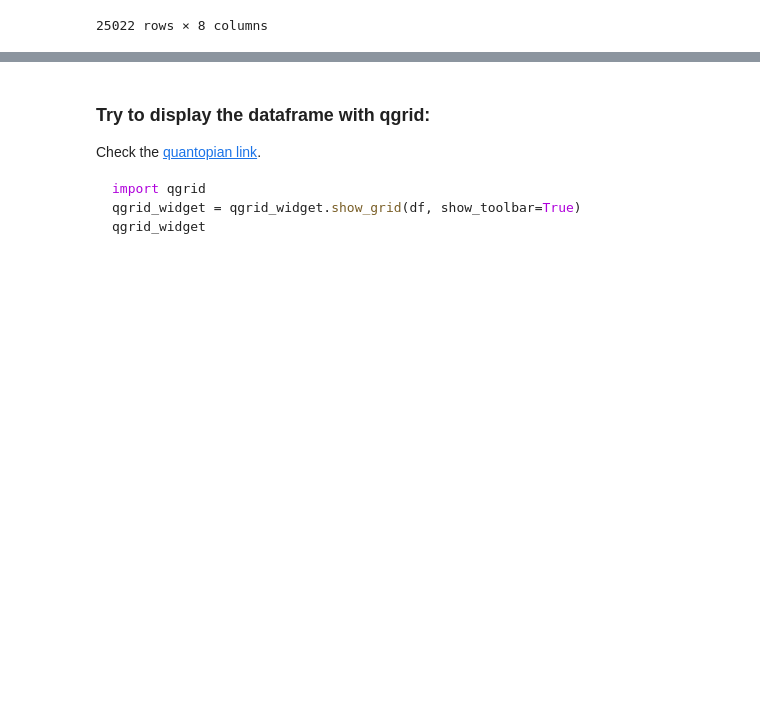
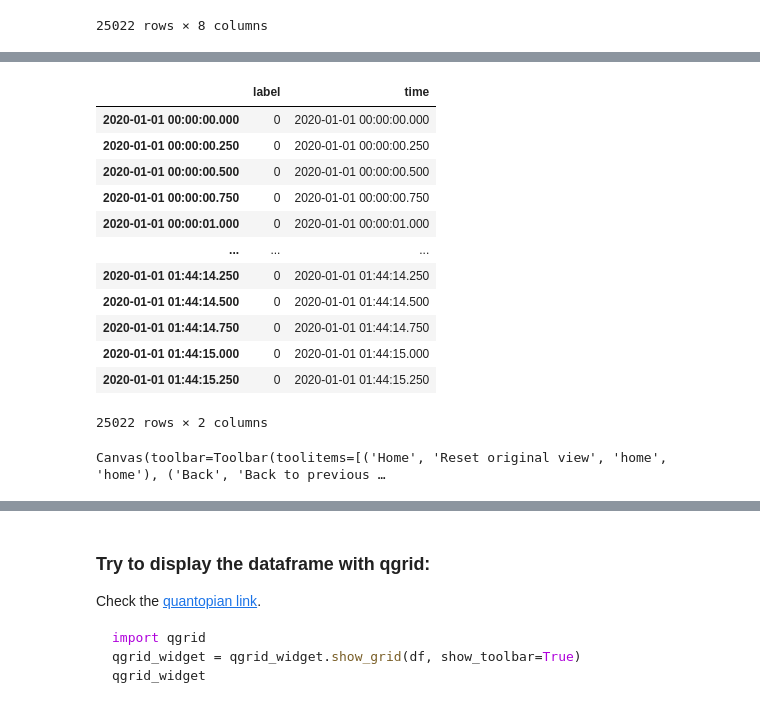
Before and after one commit to guillaume-azarias/Digital-Biomarker-Study, a Jupyter notebook: Prophet_WESAD_GridSearch.ipynb, the cells around one changed output, grey strips where cells are left out. Drawn from its saved outputs; the diff is of its cells as text; code cells hidden in the pictures; blank space fills up the shorter version.

Commit message:
Finished extraction from pkl file
Look for synchronization data

```diff
--- a/Prophet_WESAD_GridSearch.ipynb
+++ b/Prophet_WESAD_GridSearch.ipynb
@@ -85,8 +85,8 @@ The dimensions of the dataset depend on both the device and parameters:
 
 *'ECG', 'EDA', 'EMG', 'Resp', 'Temp' have each 1 dimension.*
 # %%
-freq = np.array([4, 700, 700, 700, 700, 700, 700, 32, 64, 4, 4])
-freq_df = pd.Series(freq, index= ['working_freq', 'ACC_chest', 'ECG_chest', 'EDA_chest', 'EMG_chest', 'Resp_chest', 'Temp_chest', 'ACC_wrist', 'BVP_wrist', 'EDA_wrist', 'TEMP_wrist'])
+freq = np.array([4, 700, 700, 700, 700, 700, 700, 32, 64, 4, 4, 700])
+freq_df = pd.Series(freq, index= ['working_freq', 'ACC_chest', 'ECG_chest', 'EDA_chest', 'EMG_chest', 'Resp_chest', 'Temp_chest', 'ACC_wrist', 'BVP_wrist', 'EDA_wrist', 'TEMP_wrist', 'label'])
 freq_df
 # %% [output]
 working_freq      4
@@ -466,0 +429,60 @@ import matplotlib.pyplot as plt
+# %%
+labels = {}
+labels[subject] = obj_data[subject].get_labels()
+labels_dict = obj_data[subject].get_labels()
+# %%
+freq = str(int(1000000/freq_df.loc['label'])) + 'U'
+index = pd.date_range(start='1/1/2020', periods=len(labels_dict), freq=freq)
+df_label_raw = pd.DataFrame(labels_dict, index=index)
+df_label_raw = df_label_raw.resample(working_freq).pad()
+df_label['time'] = df_label_raw.index
+df_label.columns = ['label', 'time']
+# Ignore 5/6/7
+df_label.loc[df_label['label'] > 4, 'label'] = 0
+df_label
+# %% [output]
+|  | label | time |
+| 2020-01-01 00:00:00.000 | 0 | 2020-01-01 00:00:00.000 |
+| 2020-01-01 00:00:00.250 | 0 | 2020-01-01 00:00:00.250 |
+| 2020-01-01 00:00:00.500 | 0 | 2020-01-01 00:00:00.500 |
+| 2020-01-01 00:00:00.750 | 0 | 2020-01-01 00:00:00.750 |
+| 2020-01-01 00:00:01.000 | 0 | 2020-01-01 00:00:01.000 |
+| ... | ... | ... |
+| 2020-01-01 01:44:14.250 | 0 | 2020-01-01 01:44:14.250 |
+| 2020-01-01 01:44:14.500 | 0 | 2020-01-01 01:44:14.500 |
+| 2020-01-01 01:44:14.750 | 0 | 2020-01-01 01:44:14.750 |
+| 2020-01-01 01:44:15.000 | 0 | 2020-01-01 01:44:15.000 |
+| 2020-01-01 01:44:15.250 | 0 | 2020-01-01 01:44:15.250 |
+25022 rows × 2 columns
+# %%
+# Plot
+fig_sp, ax = plt.subplots(figsize=(8, 4))
+
+plt.plot('time', 'label', data=df_label, color='darkblue', marker='o',linestyle='dashed', linewidth=0.5, markersize=2)
+plt.gcf().autofmt_xdate()
+myFmt = DateFormatter("%H:%M")
+ax.xaxis.set_major_formatter(myFmt)
+plt.xlabel('Time elapsed (hh:mm)', fontsize=15)
+plt.ylim(0,6)
+plt.ylabel('Label', fontsize=15)
+name = 'Label data for the subject ' + subject
+plt.title(name, fontsize=20)
+
+# Graph annotation
+for row in range(study_protocol.shape[0]):
+    # Datetime index of the beginning of the task
+    begin_state = study_protocol.iloc[row, 0]
+    begin = begin_df + timedelta(minutes=int(begin_state)) + timedelta(seconds=begin_state-int(begin_state))
+
+    # Datetime index of the end of the task
+    end_state = study_protocol.iloc[row, 1]
+    end = begin_df + timedelta(minutes=int(end_state)) + timedelta(seconds=end_state-int(end_state))
+
+    # Draw a rectangle and annotate the graph
+    ax.axvspan(begin, end, facecolor='b', alpha=0.2)
+    text_location = begin+((end-begin)/2)*1/2
+    ax.annotate(study_protocol.iloc[row, 2], xy=(begin, 5), xytext=(text_location, 5.5), fontsize=10)
+
+plt.show()
+# %% [output]
+Canvas(toolbar=Toolbar(toolitems=[('Home', 'Reset original view', 'home', 'home'), ('Back', 'Back to previous …
```
Also changed, not shown: parts of 14 cells of this notebook.
